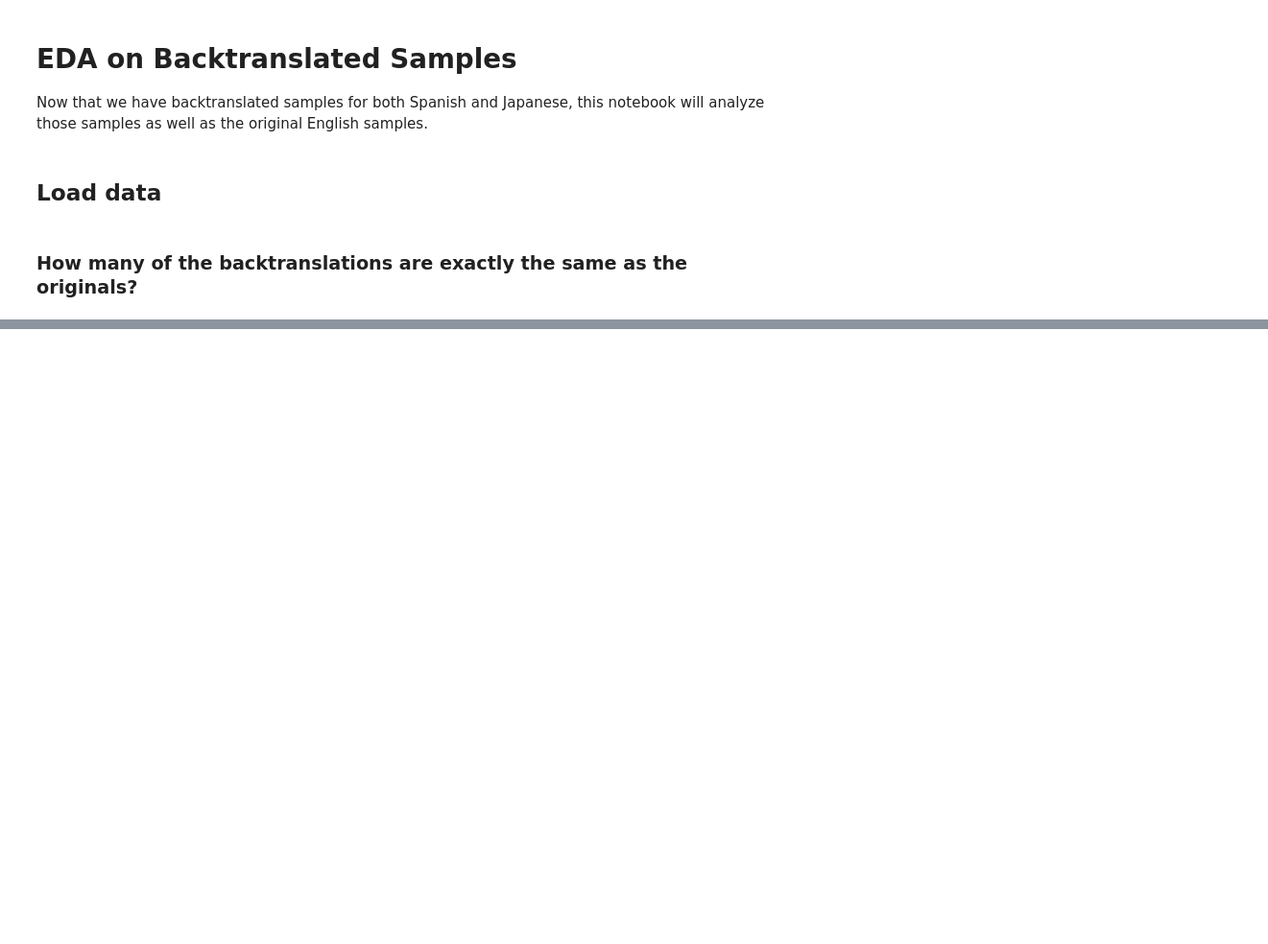
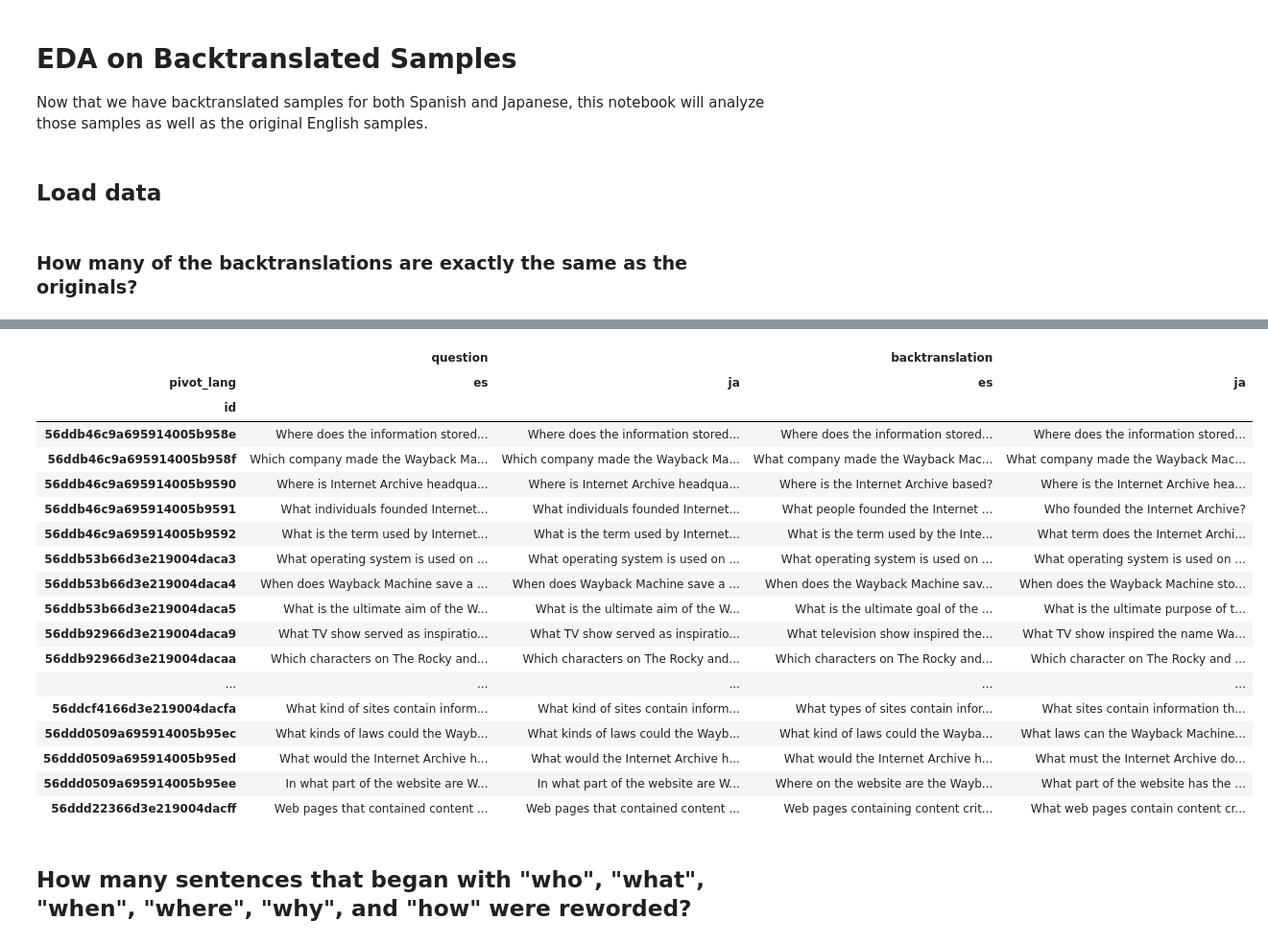
Before and after one commit to mark-torres10/datasetArtifacts, a Jupyter notebook: notebooks/backtranslation_eda.ipynb, the cells around one changed output, grey strips where cells are left out. Shown at 96% size. Saved outputs shown, nothing was run; the diff lists cells and outputs as text; code cells hidden in the pictures; blank space fills up the shorter version.

```diff
--- a/notebooks/backtranslation_eda.ipynb
+++ b/notebooks/backtranslation_eda.ipynb
@@ -62,0 +190,2 @@ df.groupby("pivot_lang").apply(
+# %%
+df_small = df[["id", "question", "backtranslation", "pivot_lang"]]
@@ -62,0 +208,26 @@ df.groupby("pivot_lang").apply(
+# %%
+df_pivot = df_small.pivot(index="id", columns=["pivot_lang"], values=["question", "backtranslation"])
+# %%
+df_pivot.head(60)
+# %% [output]
+|  | question |  | backtranslation |  |
+| pivot_lang | es | ja | es | ja |
+| id |  |  |  |  |
+| 56ddb46c9a695914005b958e | Where does the information stored... | Where does the information stored... | Where does the information stored... | Where does the information stored... |
+| 56ddb46c9a695914005b958f | Which company made the Wayback Ma... | Which company made the Wayback Ma... | What company made the Wayback Mac... | What company made the Wayback Mac... |
+| 56ddb46c9a695914005b9590 | Where is Internet Archive headqua... | Where is Internet Archive headqua... | Where is the Internet Archive based? | Where is the Internet Archive hea... |
+| 56ddb46c9a695914005b9591 | What individuals founded Internet... | What individuals founded Internet... | What people founded the Internet ... | Who founded the Internet Archive? |
+| 56ddb46c9a695914005b9592 | What is the term used by Internet... | What is the term used by Internet... | What is the term used by the Inte... | What term does the Internet Archi... |
+| 56ddb53b66d3e219004daca3 | What operating system is used on ... | What operating system is used on ... | What operating system is used on ... | What operating system is used on ... |
+| 56ddb53b66d3e219004daca4 | When does Wayback Machine save a ... | When does Wayback Machine save a ... | When does the Wayback Machine sav... | When does the Wayback Machine sto... |
+| 56ddb53b66d3e219004daca5 | What is the ultimate aim of the W... | What is the ultimate aim of the W... | What is the ultimate goal of the ... | What is the ultimate purpose of t... |
+| 56ddb92966d3e219004daca9 | What TV show served as inspiratio... | What TV show served as inspiratio... | What television show inspired the... | What TV show inspired the name Wa... |
+| 56ddb92966d3e219004dacaa | Which characters on The Rocky and... | Which characters on The Rocky and... | Which characters on The Rocky and... | Which character on The Rocky and ... |
+| ... | ... | ... | ... | ... |
+| 56ddcf4166d3e219004dacfa | What kind of sites contain inform... | What kind of sites contain inform... | What types of sites contain infor... | What sites contain information th... |
+| 56ddd0509a695914005b95ec | What kinds of laws could the Wayb... | What kinds of laws could the Wayb... | What kind of laws could the Wayba... | What laws can the Wayback Machine... |
+| 56ddd0509a695914005b95ed | What would the Internet Archive h... | What would the Internet Archive h... | What would the Internet Archive h... | What must the Internet Archive do... |
+| 56ddd0509a695914005b95ee | In what part of the website are W... | In what part of the website are W... | Where on the website are the Wayb... | What part of the website has the ... |
+| 56ddd22366d3e219004dacff | Web pages that contained content ... | Web pages that contained content ... | Web pages containing content crit... | What web pages contain content cr... |
+# %% [markdown]
+## How many sentences that began with "who", "what", "when", "where", "why", and "how" were reworded?
```
Also changed, not shown: parts of 27 cells of this notebook, 3 other files.
